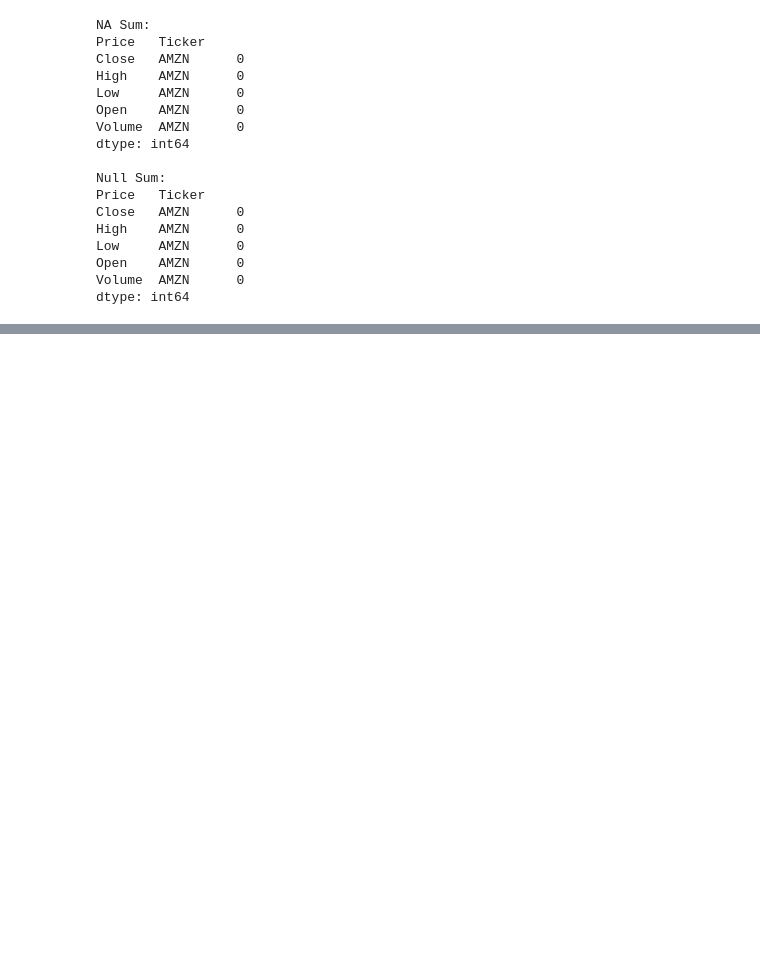
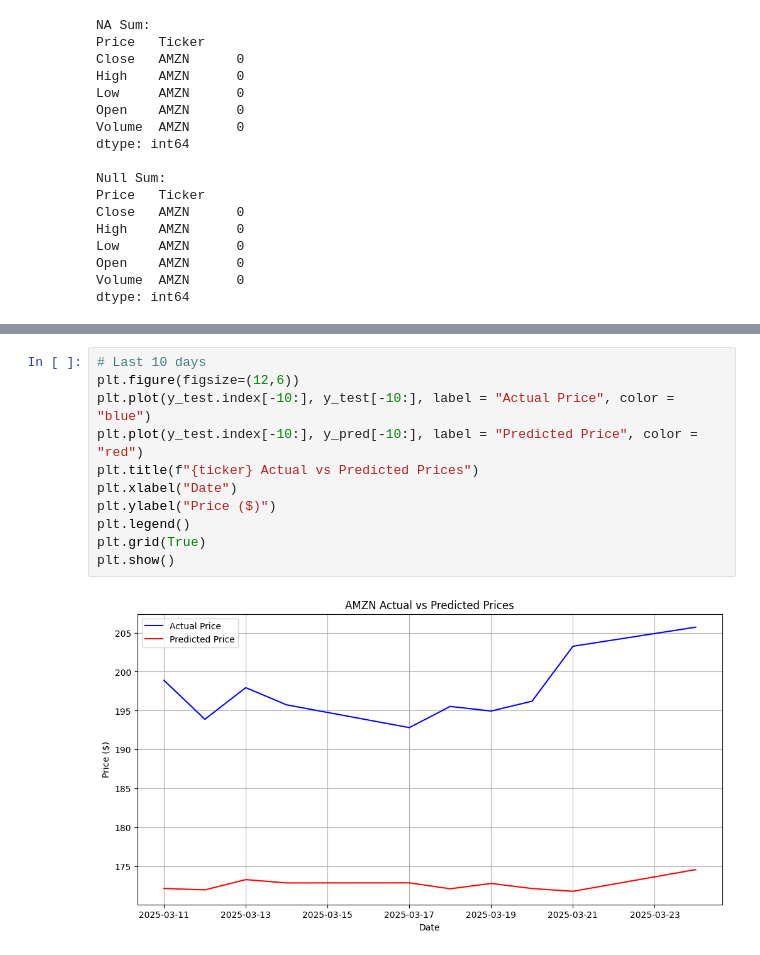
Before and after one commit to OAillon/Stock-Price-Prediction, a Jupyter notebook: jupyter_notebooks/XGBoost.ipynb, the cells around one changed output, grey strips where cells are left out. Cells and saved outputs as stored; diff of their text form; blank space fills up the shorter version.

```diff
--- a/jupyter_notebooks/XGBoost.ipynb
+++ b/jupyter_notebooks/XGBoost.ipynb
@@ -45,0 +135,13 @@ dtype: int64
+# %%
+# Last 10 days
+plt.figure(figsize=(12,6))
+plt.plot(y_test.index[-10:], y_test[-10:], label = "Actual Price", color = "blue")
+plt.plot(y_test.index[-10:], y_pred[-10:], label = "Predicted Price", color = "red")
+plt.title(f"{ticker} Actual vs Predicted Prices")
+plt.xlabel("Date")
+plt.ylabel("Price ($)")
+plt.legend()
+plt.grid(True)
+plt.show()
+# %% [output]
+[figure, added]
```
Also changed, not shown: parts of 9 cells of this notebook.
